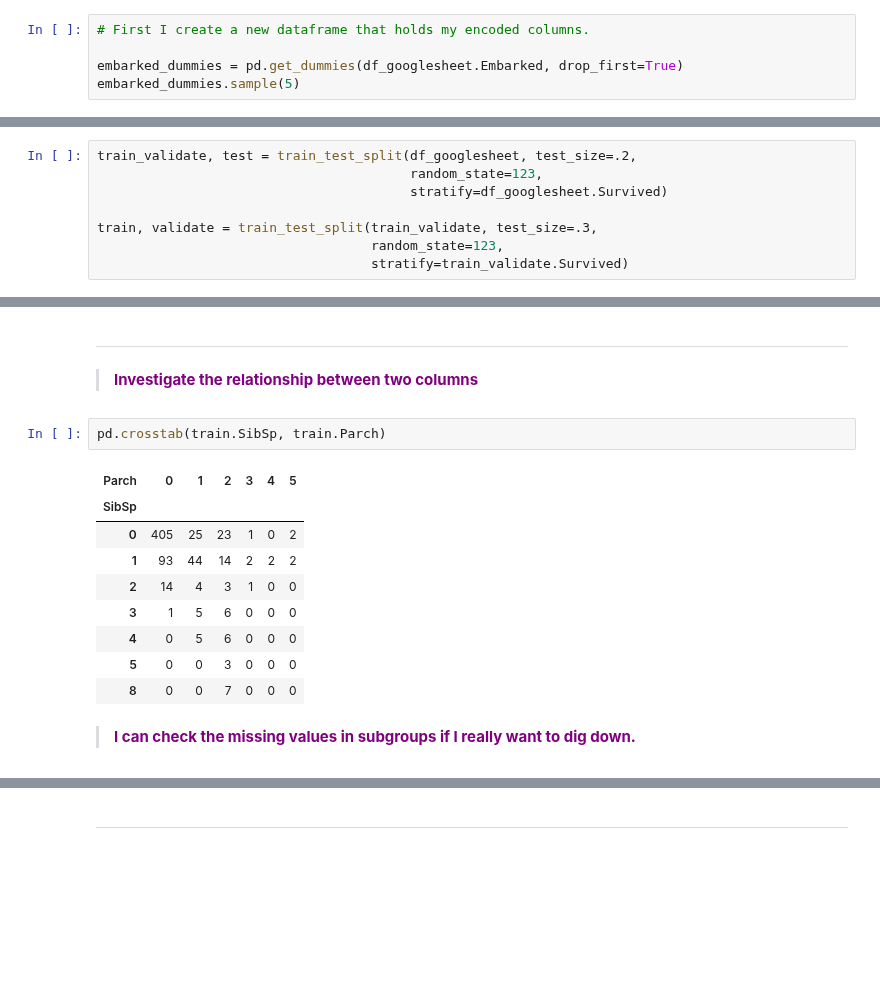
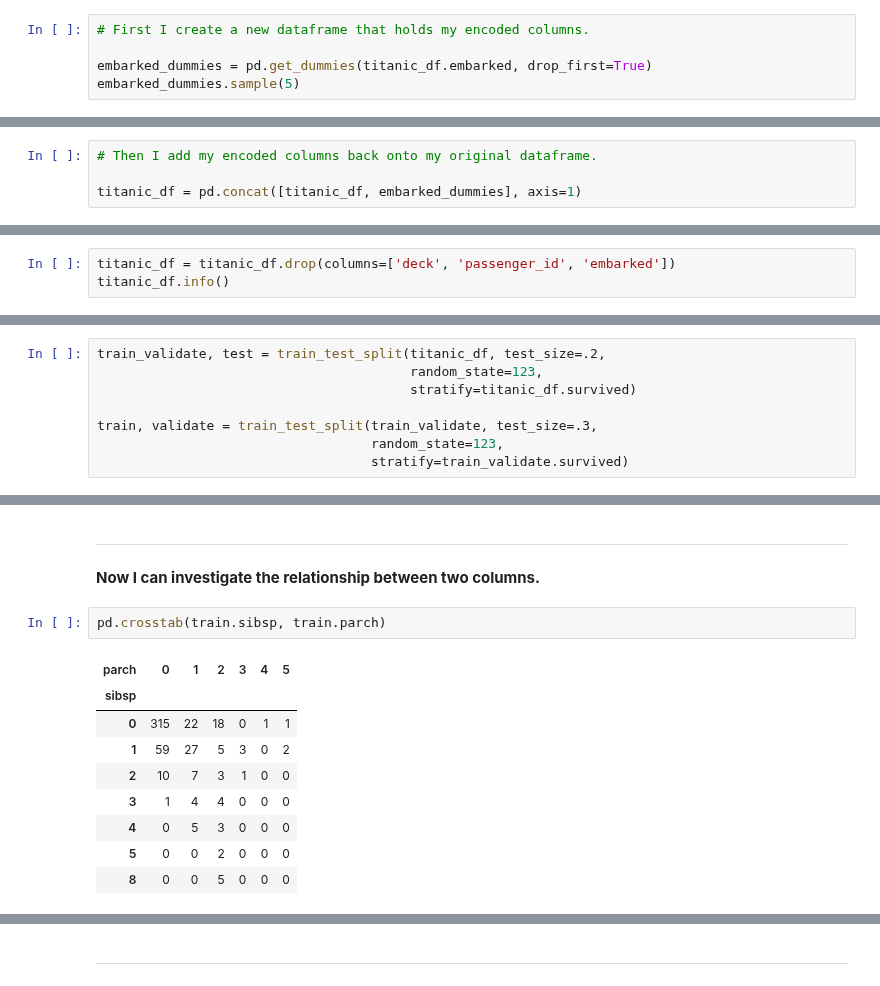
Before and after one commit to faithkane3/classification, a Jupyter notebook: classification_review.ipynb, the cells around one changed output, grey strips where cells are left out. Drawn from its saved outputs; the diff is of its cells as text; blank space fills up the shorter version.

```diff
--- a/classification_review.ipynb
+++ b/classification_review.ipynb
@@ -355,7 +378,7 @@ Remeber that I perform this manipulation here before I split my data. This is a
 # %%
 # First I create a new dataframe that holds my encoded columns.
 
-embarked_dummies = pd.get_dummies(df_googlesheet.Embarked, drop_first=True)
+embarked_dummies = pd.get_dummies(titanic_df.embarked, drop_first=True)
 embarked_dummies.sample(5)
 # %% [output]
 |  | Q | S |
@@ -372,0 +390,4 @@ df_googlesheet = pd.concat([df_googlesheet, embarked_dummies], axis=1)
+# %%
+# Then I add my encoded columns back onto my original dataframe.
+
+titanic_df = pd.concat([titanic_df, embarked_dummies], axis=1)
@@ -372,0 +406,3 @@ df_googlesheet = pd.concat([df_googlesheet, embarked_dummies], axis=1)
+# %%
+titanic_df = titanic_df.drop(columns=['deck', 'passenger_id', 'embarked'])
+titanic_df.info()
@@ -378,13 +435,13 @@ ___
 **<font color=red></font>**
 <div class="alert alert-block alert-warning">Split before you begin exploring variable relationships or performing calculations like find the mean to impute for missing values.</div>
 # %%
-train_validate, test = train_test_split(df_googlesheet, test_size=.2,
+train_validate, test = train_test_split(titanic_df, test_size=.2,
                                         random_state=123,
-                                        stratify=df_googlesheet.Survived)
+                                        stratify=titanic_df.survived)
 
 train, validate = train_test_split(train_validate, test_size=.3,
                                    random_state=123,
-                                   stratify=train_validate.Survived)
+                                   stratify=train_validate.survived)
 # %%
 print(f'train -> {train.shape}')
 print(f'validate -> {validate.shape}')
@@ -396,18 +453,16 @@ test -> (179, 12)
 # %% [markdown]
 ___
 # %% [markdown]
->**<font color=purple>Investigate the relationship between two columns</font>**
+**Now I can investigate the relationship between two columns.**
 # %%
-pd.crosstab(train.SibSp, train.Parch)
+pd.crosstab(train.sibsp, train.parch)
 # %% [output]
-| Parch | 0 | 1 | 2 | 3 | 4 | 5 |
-| SibSp |  |  |  |  |  |  |
-| 0 | 405 | 25 | 23 | 1 | 0 | 2 |
-| 1 | 93 | 44 | 14 | 2 | 2 | 2 |
-| 2 | 14 | 4 | 3 | 1 | 0 | 0 |
-| 3 | 1 | 5 | 6 | 0 | 0 | 0 |
-| 4 | 0 | 5 | 6 | 0 | 0 | 0 |
-| 5 | 0 | 0 | 3 | 0 | 0 | 0 |
-| 8 | 0 | 0 | 7 | 0 | 0 | 0 |
+| parch | 0 | 1 | 2 | 3 | 4 | 5 |
+| sibsp |  |  |  |  |  |  |
+| 0 | 315 | 22 | 18 | 0 | 1 | 1 |
+| 1 | 59 | 27 | 5 | 3 | 0 | 2 |
+| 2 | 10 | 7 | 3 | 1 | 0 | 0 |
+| 3 | 1 | 4 | 4 | 0 | 0 | 0 |
+| 4 | 0 | 5 | 3 | 0 | 0 | 0 |
+| 5 | 0 | 0 | 2 | 0 | 0 | 0 |
+| 8 | 0 | 0 | 5 | 0 | 0 | 0 |
-# %% [markdown]
->**<font color=purple>I can check the missing values in subgroups if I really want to dig down.</font>**
```
Also changed, not shown: parts of 85 cells of this notebook.
